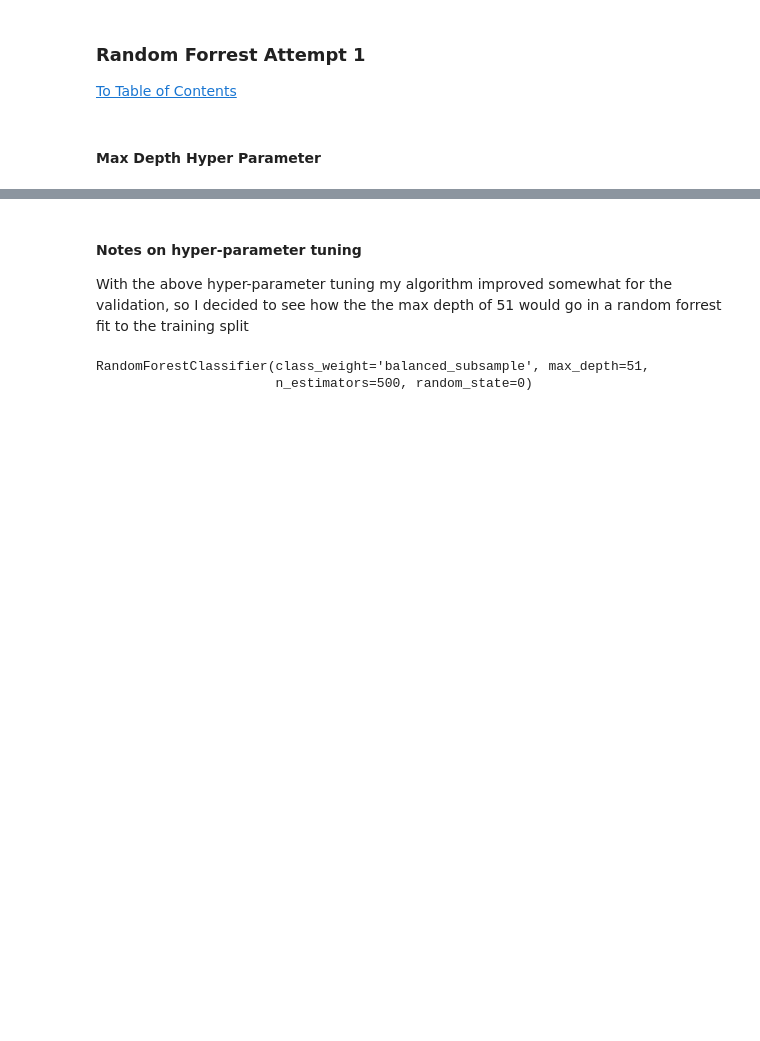
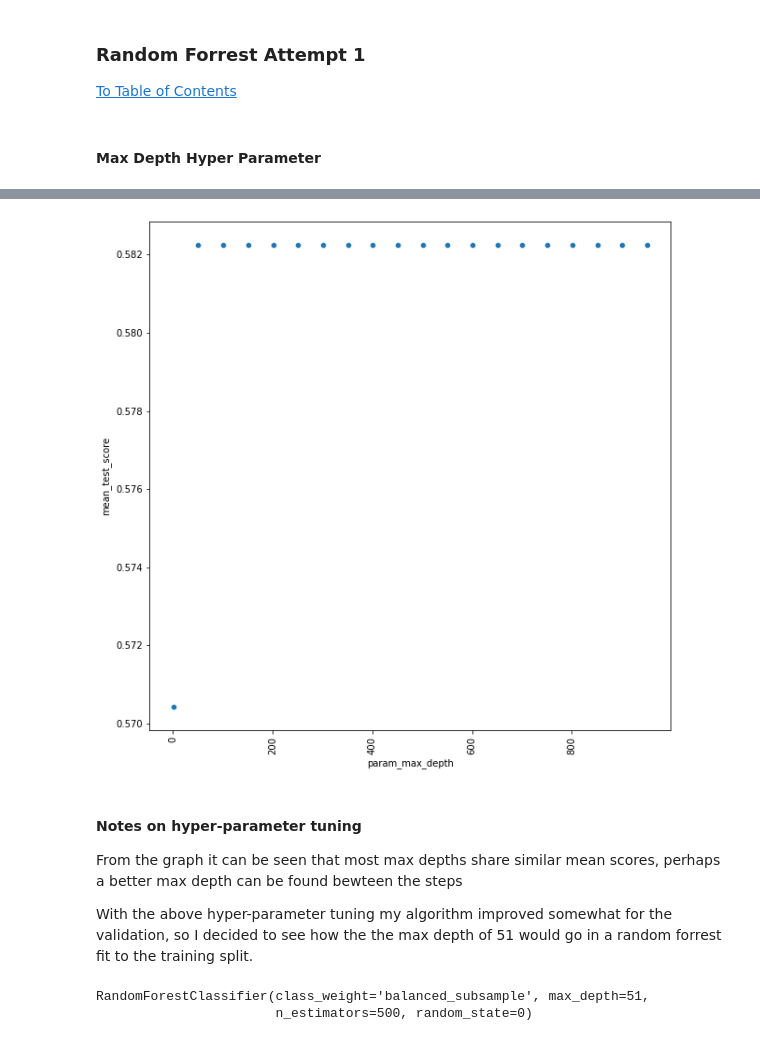
Before and after one commit to s3716853/ML-Assignment-01, a Jupyter notebook: Assignment1/ml-assignment-01.ipynb, the cells around one changed output, grey strips where cells are left out. Cells and saved outputs as stored; diff of their text form; code cells hidden in the pictures; blank space fills up the shorter version.

```diff
--- a/Assignment1/ml-assignment-01.ipynb
+++ b/Assignment1/ml-assignment-01.ipynb
@@ -907,6 +919,12 @@ Validation precison score: 0.708
+# %%
+graph_max_depth_values(Gridclf.cv_results_, "param_max_depth", "mean_test_score")
+# %% [output]
+[figure, added]
 # %% [markdown]
 #### Notes on hyper-parameter tuning
-With the above hyper-parameter tuning my algorithm improved somewhat for the validation, so I decided to see how the the max depth of 51 would go in a random forrest fit to the training split
+From the graph it can be seen that most max depths share similar mean scores, perhaps a better max depth can be found bewteen the steps
+
+With the above hyper-parameter tuning my algorithm improved somewhat for the validation, so I decided to see how the the max depth of 51 would go in a random forrest fit to the training split.
 # %%
 from sklearn.ensemble import RandomForestClassifier
 
```
Also changed, not shown: parts of 36 cells of this notebook.
